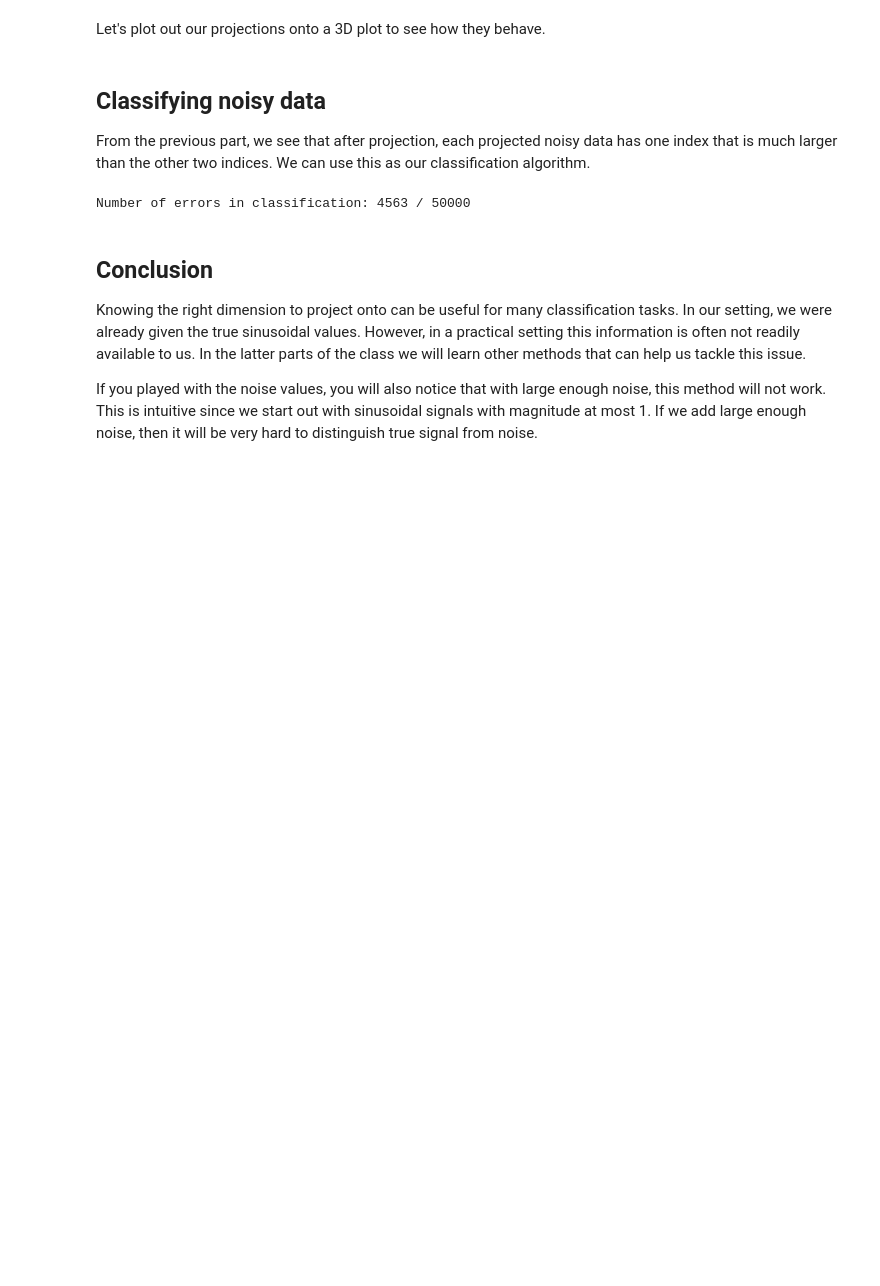
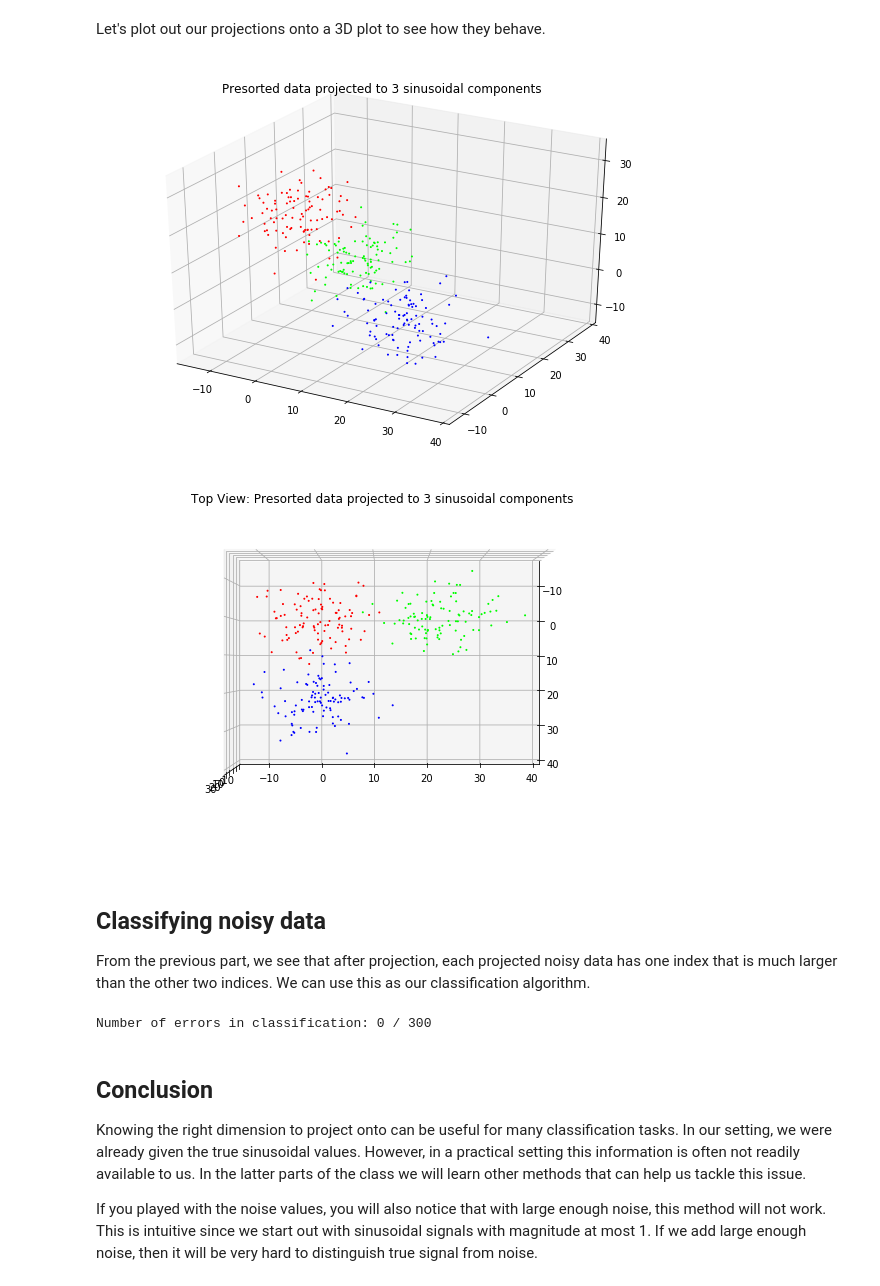
Before and after one commit to warrenalphonso/126proj, a Jupyter notebook: Sinusoidal_Proj_16B.ipynb, the cells around one changed output. Saved outputs shown, nothing was run; the diff lists cells and outputs as text; code cells hidden in the pictures; blank space fills up the shorter version.

```diff
--- a/Sinusoidal_Proj_16B.ipynb
+++ b/Sinusoidal_Proj_16B.ipynb
@@ -26,6 +25,6 @@ Max amplitude of noise:  16.15542792522552
 # %%
 # 1000 sinusoids at once causes error rate to increase by a lot
-num_sinusoids = 500 # number of true sinusoids
+num_sinusoids = 3 # number of true sinusoids
 num_data = 100 # number of data vectors for each sinusoid
 Fs = 1000 # sample rate
 sample = 1*Fs # number of samples
@@ -127,13 +126,13 @@ def projection(true_sinusoid, sinusoids):
     projs = projs/np.linalg.norm(true_sinusoid, axis=1, ord=2, keepdims = True).T # Normalize
     return projs
 
-#     presorted_proj = []
-#     for sin in sinusoids:
-#         a_1 = np.inner(sin, true_sinusoid[0]) / np.inner(true_sinusoid[0], true_sinusoid[0])
-#         a_2 = np.inner(sin, true_sinusoid[1]) / np.inner(true_sinusoid[1], true_sinusoid[1])
-#         a_3 = np.inner(sin, true_sinusoid[2]) / np.inner(true_sinusoid[2], true_sinusoid[2])
-#         presorted_proj.append(a_1 * true_sinusoid[0] + a_2 * true_sinusoid[1] + a_3 * true_sinusoid[2])
-#     return presorted_proj
+    presorted_proj = []
+    for sin in sinusoids:
+        a_1 = np.inner(sin, true_sinusoid[0]) / np.inner(true_sinusoid[0], true_sinusoid[0])
+        a_2 = np.inner(sin, true_sinusoid[1]) / np.inner(true_sinusoid[1], true_sinusoid[1])
+        a_3 = np.inner(sin, true_sinusoid[2]) / np.inner(true_sinusoid[2], true_sinusoid[2])
+        presorted_proj.append(a_1 * true_sinusoid[0] + a_2 * true_sinusoid[1] + a_3 * true_sinusoid[2])
+    return presorted_proj
 
 presorted_projected = projection(true_sinusoid, sinusoids)
 # %% [markdown]
@@ -144,34 +143,37 @@ def plot_3D(data, view_from_top=False):
     Takes list of arrays (x, y, z) coordinate triples and plots 3D map
     input:
       data: num_sinusoids*num_data*num_sinusoids size array of data
       view_from_top: boolean function determining if we plot 3D plot from top
     """
     fig=plt.figure(figsize=(10,7))
     ax = fig.add_subplot(111, projection='3d')
     colors = ['#0000ff', '#00ff00', '#ff0000']
     for dat, color in zip(data, colors):
         Axes3D.scatter(ax, *dat.T, s=1, c=color, alpha=1.0)
     if view_from_top:
         ax.view_init(elev=90.,azim=0) # Move perspective to view from top
 
 def projection_plot(num_sinusoids, presorted_projected):
     """
     Plots 3D projection using data from presorted_projected and the plot_3D function
     input:
       num_sinusoids: number of true frequencies
       presorted_projected: array of projected values
     """
     plot_data = []
     for j in range(num_sinusoids):
         plot_data.append(presorted_projected[j*num_data:(j+1)*num_data])
 
     plot_3D(np.array(plot_data), False)
     plt.title('Presorted data projected to 3 sinusoidal components')
 
     plot_3D(np.array(plot_data), True)
     plt.title('Top View: Presorted data projected to 3 sinusoidal components')
 
-#projection_plot(num_sinusoids, presorted_projected)
+projection_plot(num_sinusoids, presorted_projected)
+# %% [output]
+[figure, added]
+[figure, added]
 # %% [markdown]
 ## Classifying noisy data
 
@@ -210,7 +212,7 @@ def num_errors(num_sinusoids, classifications):
 
 print("Number of errors in classification:", num_errors(num_sinusoids, classifications), "/", num_sinusoids*num_data)
 # %% [output]
-Number of errors in classification: 4563 / 50000
+Number of errors in classification: 0 / 300
 # %% [markdown]
 ## Conclusion
 
```
Also changed, not shown: parts of 3 cells of this notebook, 4 other files.
